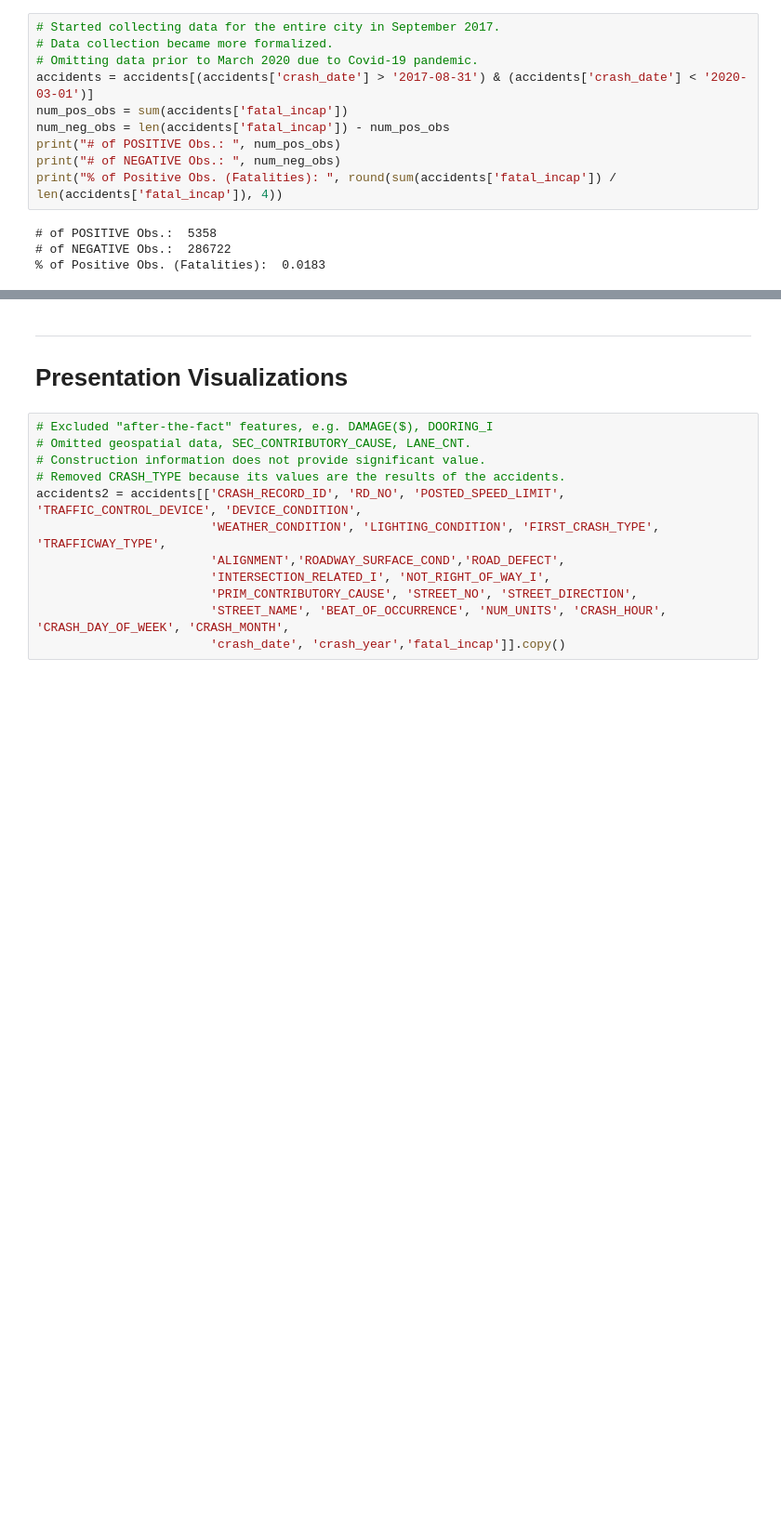
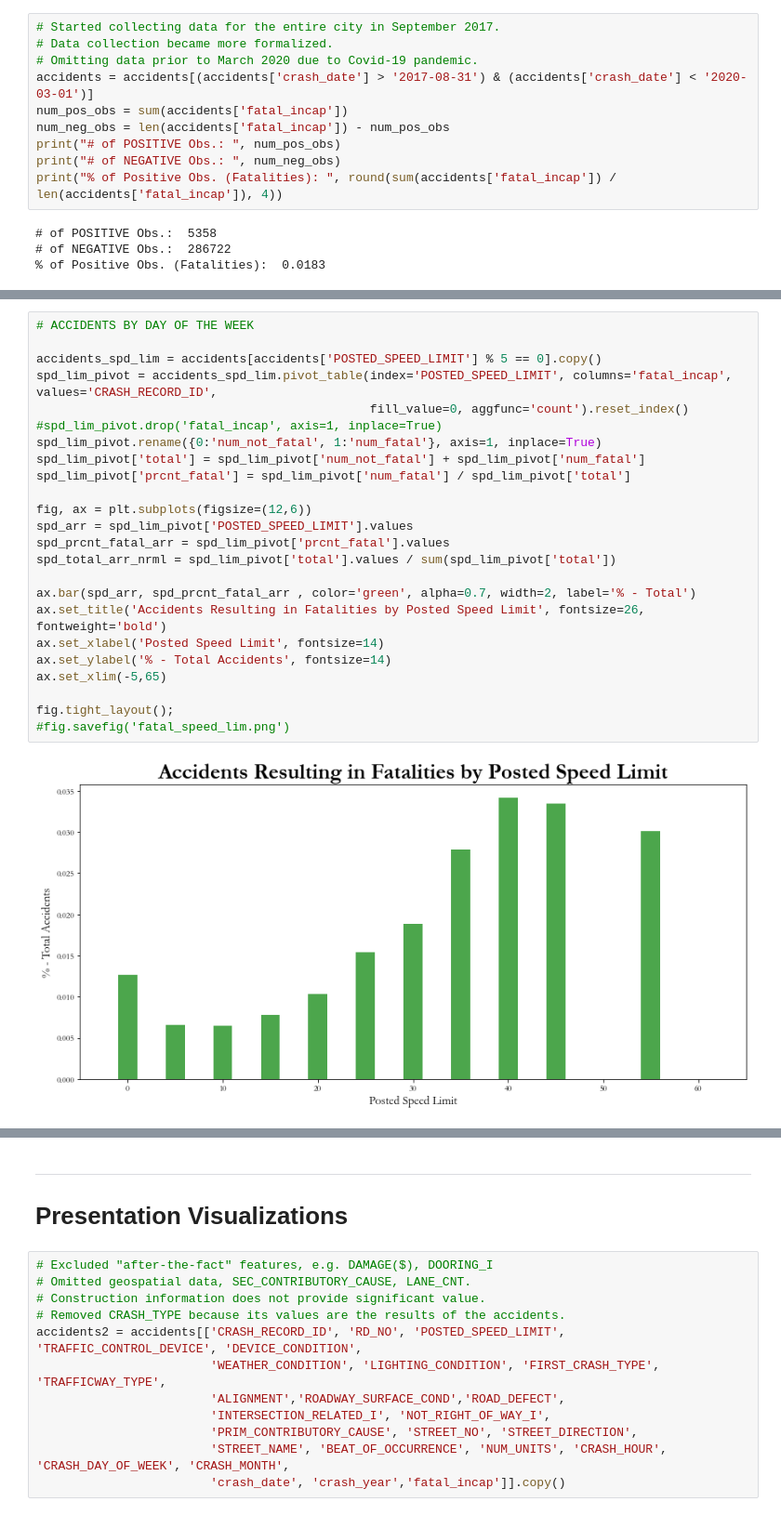
Before and after one commit to Morgan-Sell/chi-traffic-accidents, a Jupyter notebook: chi-traffic-preso-eda.ipynb, the cells around one changed output, grey strips where cells are left out. Shown at 93% size. Drawn from its saved outputs; the diff is of its cells as text; blank space fills up the shorter version.

```diff
--- a/chi-traffic-preso-eda.ipynb
+++ b/chi-traffic-preso-eda.ipynb
@@ -159 +129,27 @@ Returns TRUE if Total # of Accidents Reconcile:  True
+# %%
+# ACCIDENTS BY DAY OF THE WEEK
+
+accidents_spd_lim = accidents[accidents['POSTED_SPEED_LIMIT'] % 5 == 0].copy()
+spd_lim_pivot = accidents_spd_lim.pivot_table(index='POSTED_SPEED_LIMIT', columns='fatal_incap', values='CRASH_RECORD_ID',
+                                              fill_value=0, aggfunc='count').reset_index()
+#spd_lim_pivot.drop('fatal_incap', axis=1, inplace=True)
+spd_lim_pivot.rename({0:'num_not_fatal', 1:'num_fatal'}, axis=1, inplace=True)
+spd_lim_pivot['total'] = spd_lim_pivot['num_not_fatal'] + spd_lim_pivot['num_fatal']
+spd_lim_pivot['prcnt_fatal'] = spd_lim_pivot['num_fatal'] / spd_lim_pivot['total']
+
+fig, ax = plt.subplots(figsize=(12,6))
+spd_arr = spd_lim_pivot['POSTED_SPEED_LIMIT'].values
+spd_prcnt_fatal_arr = spd_lim_pivot['prcnt_fatal'].values
+spd_total_arr_nrml = spd_lim_pivot['total'].values / sum(spd_lim_pivot['total'])
+
+ax.bar(spd_arr, spd_prcnt_fatal_arr , color='green', alpha=0.7, width=2, label='% - Total')
+ax.set_title('Accidents Resulting in Fatalities by Posted Speed Limit', fontsize=26, fontweight='bold')
+ax.set_xlabel('Posted Speed Limit', fontsize=14)
+ax.set_ylabel('% - Total Accidents', fontsize=14)
+ax.set_xlim(-5,65)
+
+fig.tight_layout();
+#fig.savefig('fatal_speed_lim.png')
+# %% [output]
+[figure, added]
 # %%
```
Also changed, not shown: parts of 16 cells of this notebook.
